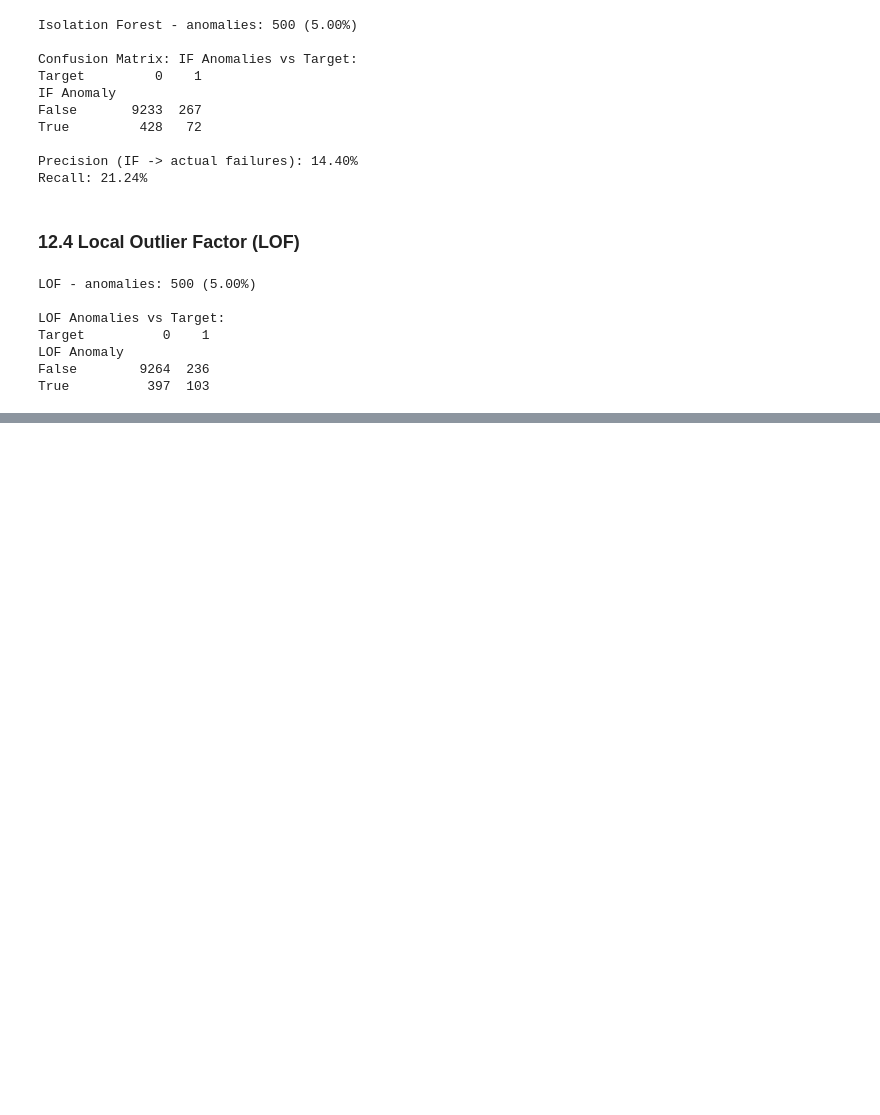
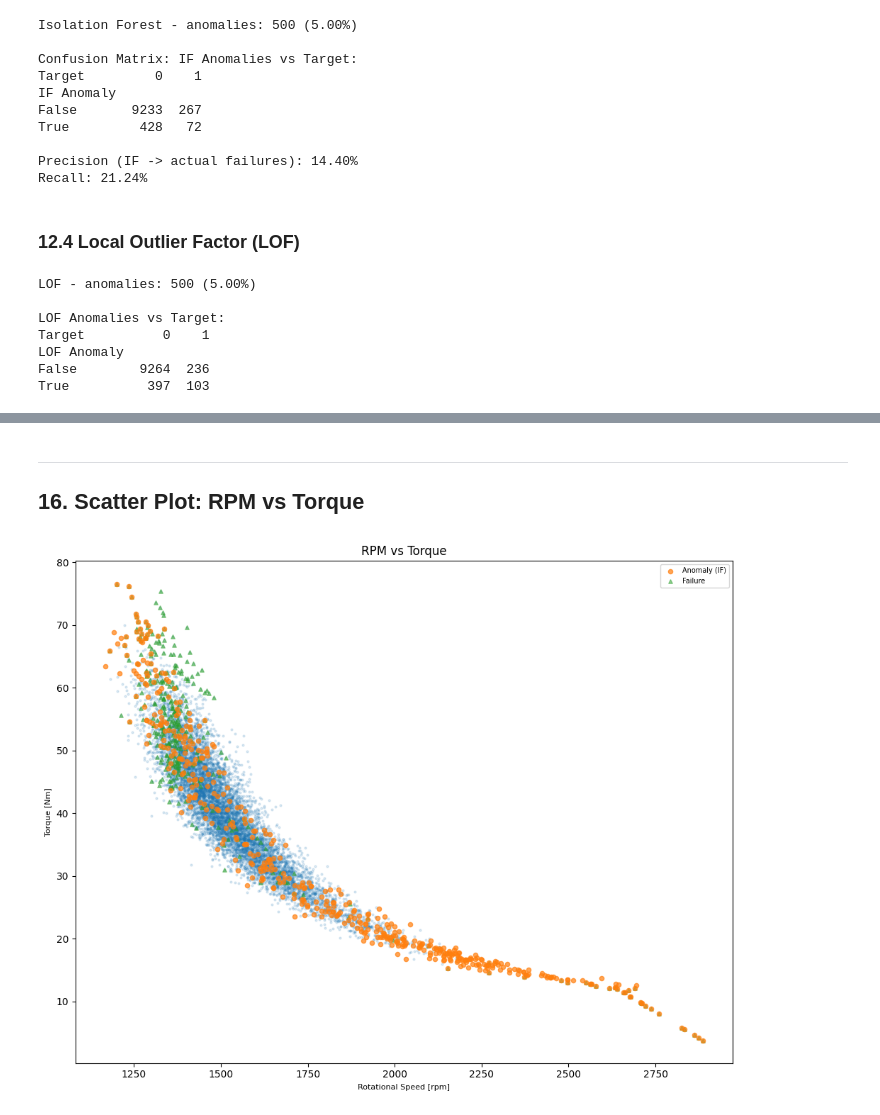
Before and after one commit to hadoyyo/Machine-Predictive-Maintenance-Expert-System, a Jupyter notebook: machine_predictive_maintenance.ipynb, the cells around one changed output, grey strips where cells are left out. Drawn from its saved outputs; the diff is of its cells as text; code cells hidden in the pictures; blank space fills up the shorter version.

```diff
--- a/machine_predictive_maintenance.ipynb
+++ b/machine_predictive_maintenance.ipynb
@@ -367,0 +426,20 @@ True          397  103
+# %% [markdown]
+---
+## 16. Scatter Plot: RPM vs Torque
+# %%
+fig, ax = plt.subplots(figsize=(10, 8))
+fx, fy = 'Rotational speed [rpm]', 'Torque [Nm]'
+ax.scatter(df.loc[~iso_anomaly, fx], df.loc[~iso_anomaly, fy],
+           alpha=0.15, s=4, rasterized=True)
+ax.scatter(df.loc[iso_anomaly, fx], df.loc[iso_anomaly, fy],
+           alpha=0.7, s=20, label='Anomaly (IF)', zorder=5)
+ax.scatter(df.loc[df['Target']==1, fx], df.loc[df['Target']==1, fy],
+           alpha=0.5, s=15, label='Failure', marker='^', zorder=4)
+ax.set_xlabel('Rotational Speed [rpm]', fontsize=8)
+ax.set_ylabel('Torque [Nm]', fontsize=8)
+ax.set_title('RPM vs Torque')
+ax.legend(fontsize=7)
+plt.tight_layout()
+plt.show()
+# %% [output]
+[figure, added]
```
Also changed, not shown: parts of 18 cells of this notebook.
